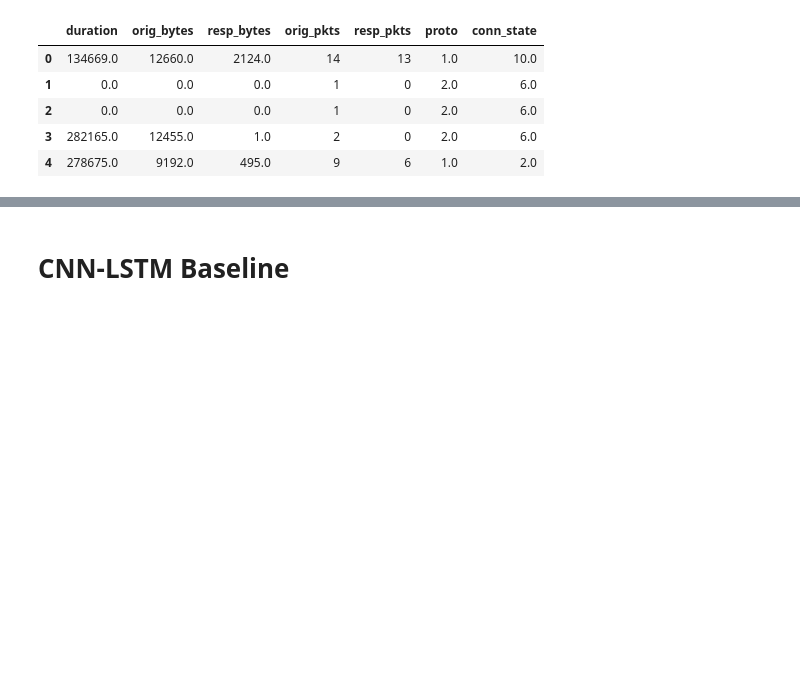
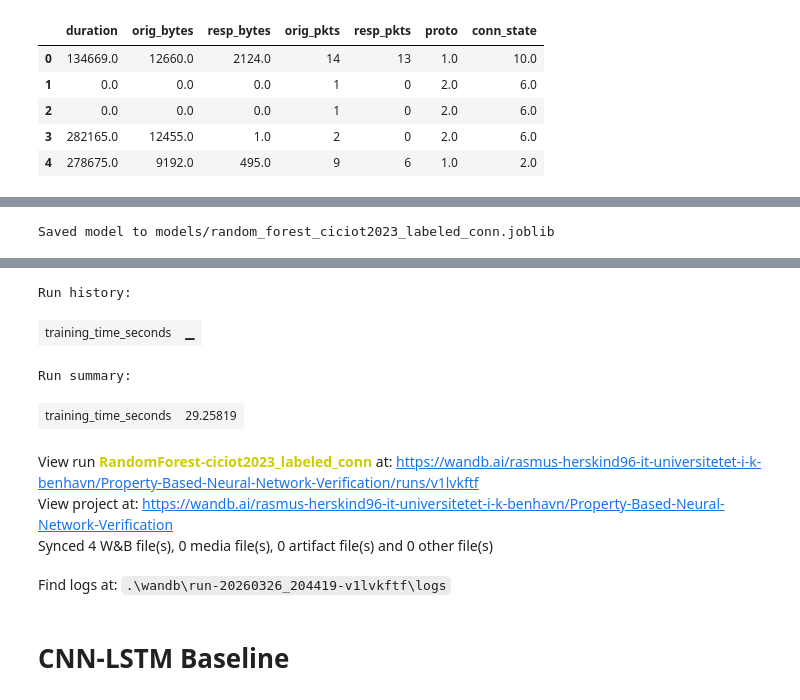
Before and after one commit to ramuld12/Property-based-Neural-Network-Verification, a Jupyter notebook: baseline/baseline.ipynb, the cells around one changed output, grey strips where cells are left out. Saved outputs shown, nothing was run; the diff lists cells and outputs as text; code cells hidden in the pictures; blank space fills up the shorter version.

```diff
--- a/baseline/baseline.ipynb
+++ b/baseline/baseline.ipynb
@@ -208,7 +221,8 @@ def evaluate_model(y_true, y_pred, model_name="Model"):
     all_labels = np.unique(np.concatenate([y_true, y_pred]))
 
     print(f"\n=== {model_name} Classification Report ===\n")
-    print(classification_report(y_true, y_pred, labels=all_labels, digits=4, zero_division=0))
+    report = classification_report(y_true, y_pred, labels=all_labels, digits=4, zero_division=0, output_dict=True)
+    print(report)
 
     cm = confusion_matrix(y_true, y_pred, labels=all_labels)
 
@@ -220,3 +234,6 @@ def evaluate_model(y_true, y_pred, model_name="Model"):
     plt.title(f"{model_name} Confusion Matrix")
     plt.tight_layout()
     plt.show()
+
+    # Return metrics dict for wandb logging
+    return report, cm
@@ -274,0 +309,24 @@ Saved model to models/random_forest_ciciot2023_labeled_conn.joblib
+# %%
+# Log metrics to wandb
+# y_test_str = y_test.astype(str).values
+# rf_preds_str = rf_preds.astype(str)
+# all_classes = sorted(np.unique(np.concatenate([y_test_str, rf_preds_str])))
+
+wandb.log({
+    "classification_report": report,
+    "confusion_matrix": cm.tolist(),
+    "training_time_seconds": elapsed,
+})
+
+rf_out_path = f"models/random_forest_{dataset_path.stem}.joblib"
+joblib.dump({
+    "model": clf,
+    "feature_names": list(X_train_balanced.columns),
+    "categorical_cols": list(categorical_cols),
+    "encoder": encoder if len(categorical_cols) > 0 else None,
+}, rf_out_path)
+print("Saved model to", rf_out_path)
+
+wandb.finish()
+# %% [output]
+Saved model to models/random_forest_ciciot2023_labeled_conn.joblib
@@ -275,3 +334,11 @@ Saved model to models/random_forest_ciciot2023_labeled_conn.joblib
+Run history:
+| training_time_seconds | ▁ |
+Run summary:
+| training_time_seconds | 29.25819 |
+View run RandomForest-ciciot2023_labeled_conn at: https://wandb.ai/rasmus-herskind96-it-universitetet-i-k-benhavn/Property-Based-Neural-Network-Verification/runs/v1lvkftf
+View project at: https://wandb.ai/rasmus-herskind96-it-universitetet-i-k-benhavn/Property-Based-Neural-Network-Verification
+Synced 4 W&B file(s), 0 media file(s), 0 artifact file(s) and 0 other file(s)
+Find logs at: .\wandb\run-20260326_204419-v1lvkftf\logs
 # %% [markdown]
 # CNN-LSTM Baseline
 # %%
```
Also changed, not shown: parts of 10 cells of this notebook, 3 other files.
